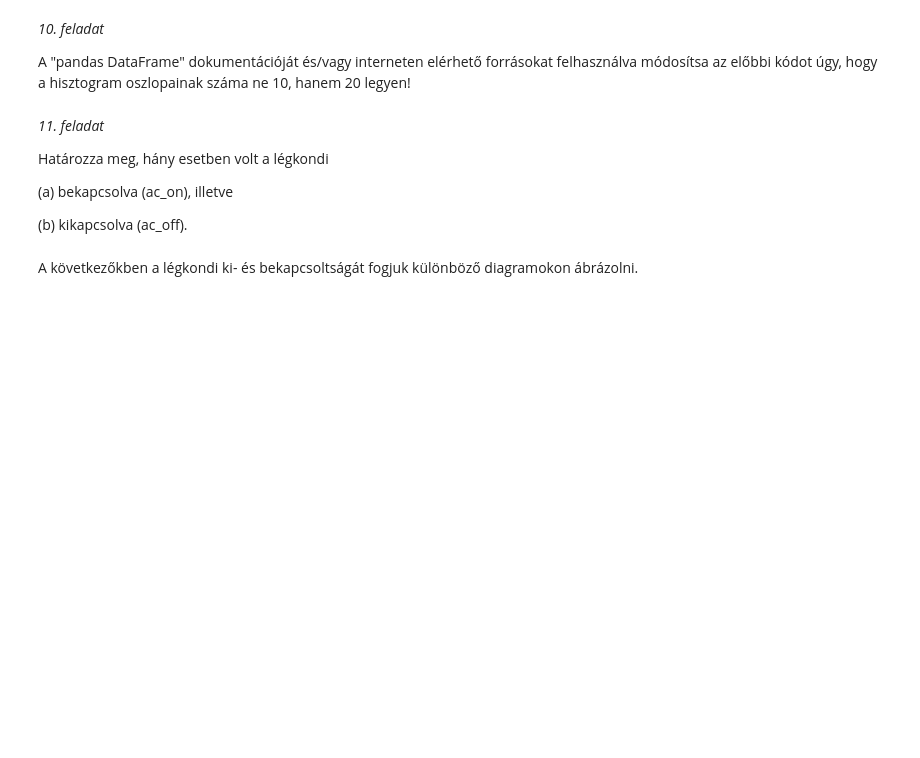
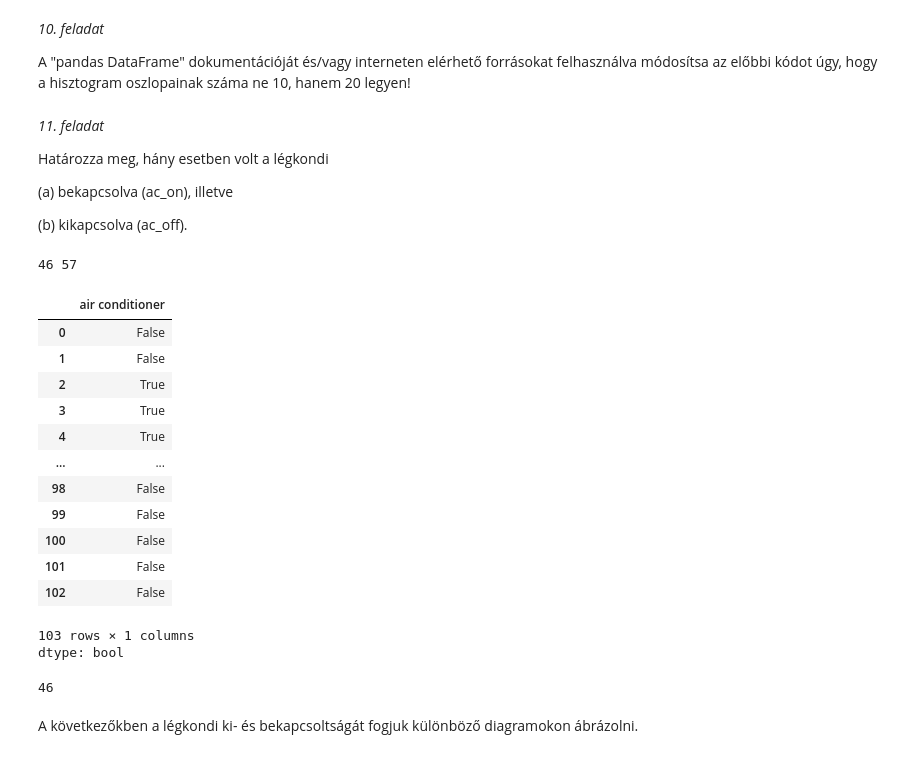
Before and after one commit to CaedesAeterna/IntelligensModszerekTantargy, a Jupyter notebook: Elofeldolgozas_es_vizualizacio.ipynb, the cells around one changed output. Saved outputs shown, nothing was run; the diff lists cells and outputs as text; code cells hidden in the pictures; blank space fills up the shorter version.

```diff
--- a/Elofeldolgozas_es_vizualizacio.ipynb
+++ b/Elofeldolgozas_es_vizualizacio.ipynb
@@ -446,3 +514,6 @@ data_dedup
 (a) Vizsgálja meg, hogy az adattábla *air conditioner* oszlopa milyen értékeket vesz fel, melyiket hányszor. Segítség: használjon *groupby*-t és *count*-ot!
 # %%
 # ...IDE JÖN A KÓD...
+
+air_conditioner_copy_of_data = data.copy()
+print(air_conditioner_copy_of_data.groupby('air conditioner').count())
@@ -452,0 +540,8 @@ data_dedup
+# %%
+# ...IDE JÖN A KÓD...
+
+for i in range(len(air_conditioner_copy_of_data['air conditioner'])):
+  if air_conditioner_copy_of_data['air conditioner'][i] == 'offf':
+    air_conditioner_copy_of_data['air conditioner'][i] = 'off'
+    print(i, 'copied off')
+print(air_conditioner_copy_of_data.groupby('air conditioner').count())
@@ -456,0 +571,7 @@ data_dedup
+# %%
+# ...IDE JÖN A KÓD...
+for i in range(len(air_conditioner_copy_of_data['air conditioner'])):
+  if air_conditioner_copy_of_data['air conditioner'][i] == 'onn':
+    air_conditioner_copy_of_data['air conditioner'][i] = 'on'
+    print(i, 'copied off')
+print(air_conditioner_copy_of_data.groupby('air conditioner').count())
@@ -460,0 +599,8 @@ data_dedup
+# %%
+# ...IDE JÖN A KÓD...
+
+for i in range(len(air_conditioner_copy_of_data['air conditioner'])):
+  if air_conditioner_copy_of_data['air conditioner'][i] == 'oof':
+    air_conditioner_copy_of_data['air conditioner'][i] = 'off'
+    print(i, 'copied off')
+print(air_conditioner_copy_of_data.groupby('air conditioner').count())
@@ -518,3 +694,38 @@ Határozza meg, hány esetben volt a légkondi
+# %%
+# ...IDE JÖN A KÓD...
+ac_on = 0
+ac_off = 0
+
+for i in range(len(air_conditioner_copy_of_data['air conditioner'])):
+  if air_conditioner_copy_of_data['air conditioner'][i] == 'on':
+    ac_on += 1
+  elif air_conditioner_copy_of_data['air conditioner'][i] == 'off':
+    ac_off += 1
+
+print(ac_on, ac_off)
+# %% [output]
+46 57
+# %%
+air_conditioner_copy_of_data['air conditioner'] == 'on'
+# %% [output]
+|  | air conditioner |
+| 0 | False |
+| 1 | False |
+| 2 | True |
+| 3 | True |
+| 4 | True |
+| ... | ... |
+| 98 | False |
+| 99 | False |
+| 100 | False |
+| 101 | False |
+| 102 | False |
+103 rows × 1 columns
+dtype: bool
+# %%
+(air_conditioner_copy_of_data['air conditioner'] == 'on').sum()
+# %% [output]
+46
 # %% [markdown]
 A következőkben a légkondi ki- és bekapcsoltságát fogjuk különböző diagramokon ábrázolni.
 # %%
```
Also changed, not shown: parts of 33 cells of this notebook.
